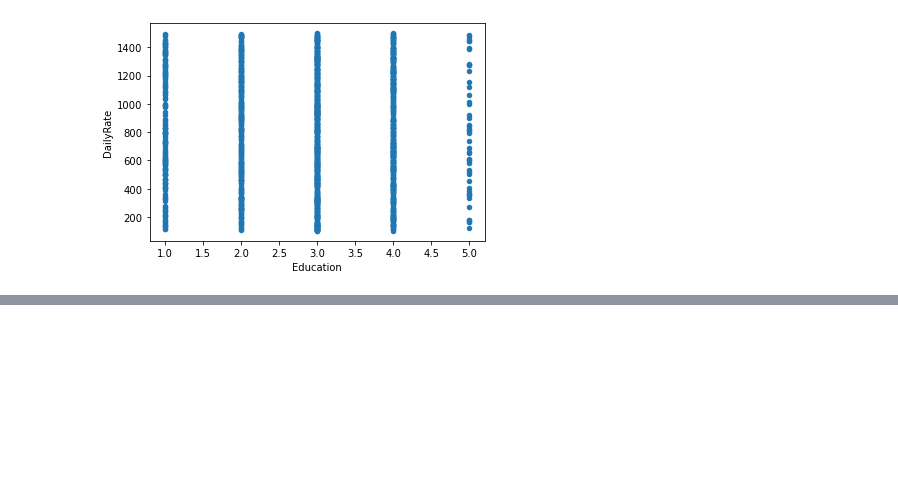
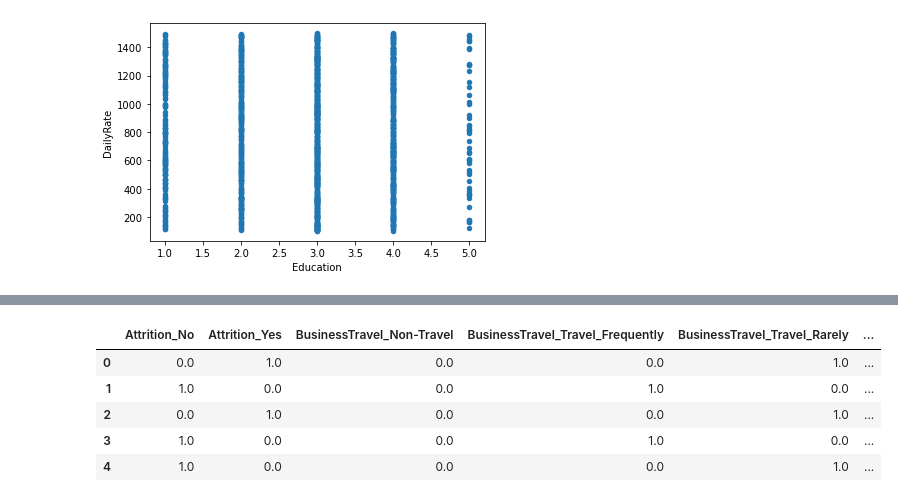
Before and after one commit to lykkelig/Group6_Final_Project, a Jupyter notebook: Exploratory_Data.ipynb, the cells around one changed output, grey strips where cells are left out. Cells and saved outputs as stored; diff of their text form; code cells hidden in the pictures; blank space fills up the shorter version.

```diff
--- a/Exploratory_Data.ipynb
+++ b/Exploratory_Data.ipynb
@@ -143,0 +195,26 @@ hr_df.plot(x='Education', y='DailyRate', kind='scatter')
+# %%
+# One Hot Encoding
+from sklearn.preprocessing import OneHotEncoder
+#generate categorical variable list
+hr_cat = hr_df.dtypes[hr_df.dtypes == "object"].index.tolist()
+
+# check unique values
+hr_df[hr_cat].nunique()
+
+enc = OneHotEncoder(sparse=False)
+
+#fit/transform
+hr_encode = pd.DataFrame(enc.fit_transform(hr_df[hr_cat]))
+
+# add names to df
+hr_encode.columns = enc.get_feature_names(hr_cat)
+
+# look at it
+hr_encode.head()
+# %% [output]
+|  | Attrition_No | Attrition_Yes | BusinessTravel_Non-Travel | BusinessTravel_Travel_Frequently | BusinessTravel_Travel_Rarely | ... |
+| 0 | 0.0 | 1.0 | 0.0 | 0.0 | 1.0 | ... |
+| 1 | 1.0 | 0.0 | 0.0 | 1.0 | 0.0 | ... |
+| 2 | 0.0 | 1.0 | 0.0 | 0.0 | 1.0 | ... |
+| 3 | 1.0 | 0.0 | 0.0 | 1.0 | 0.0 | ... |
+| 4 | 1.0 | 0.0 | 0.0 | 0.0 | 1.0 | ... |
```
Also changed, not shown: parts of 46 cells of this notebook.
